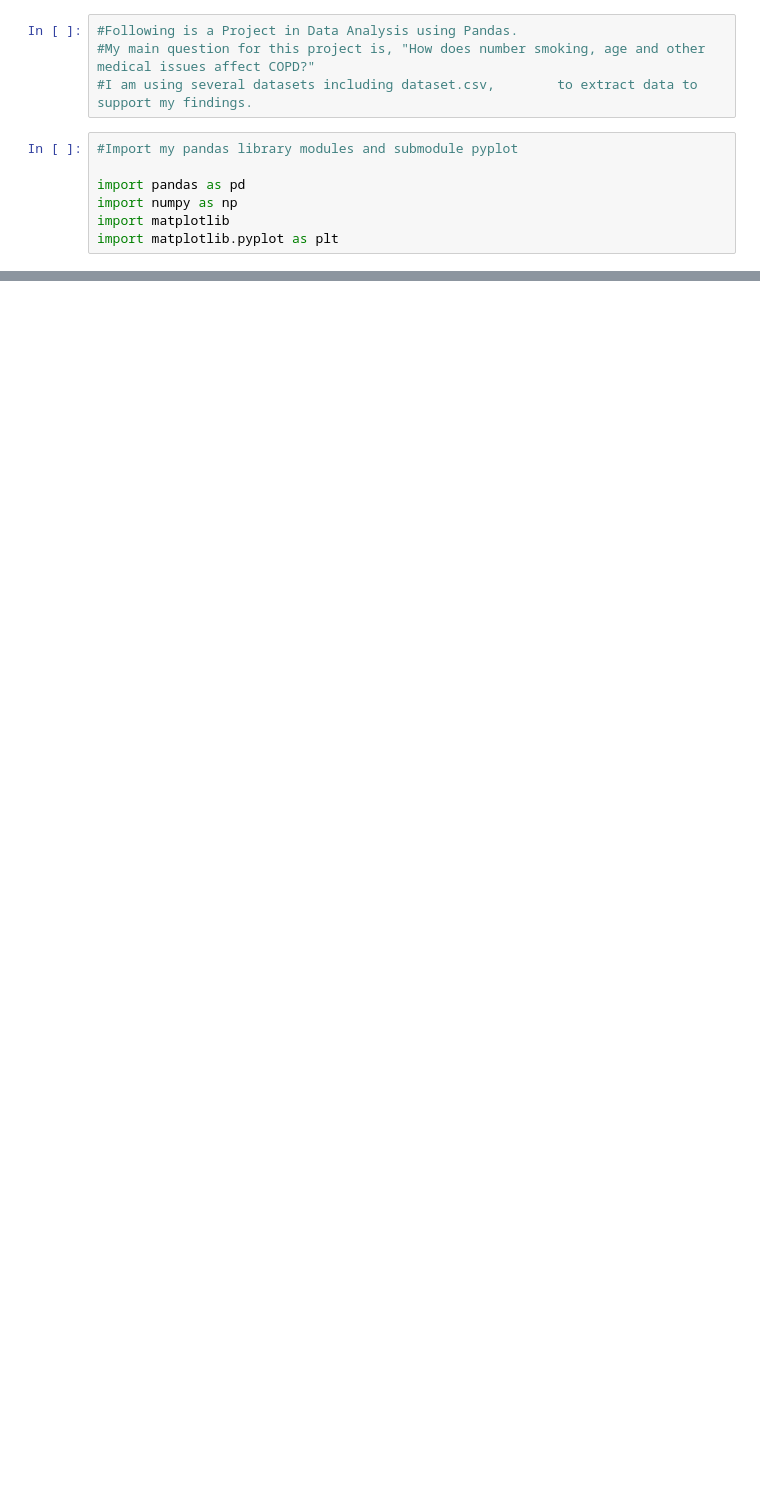
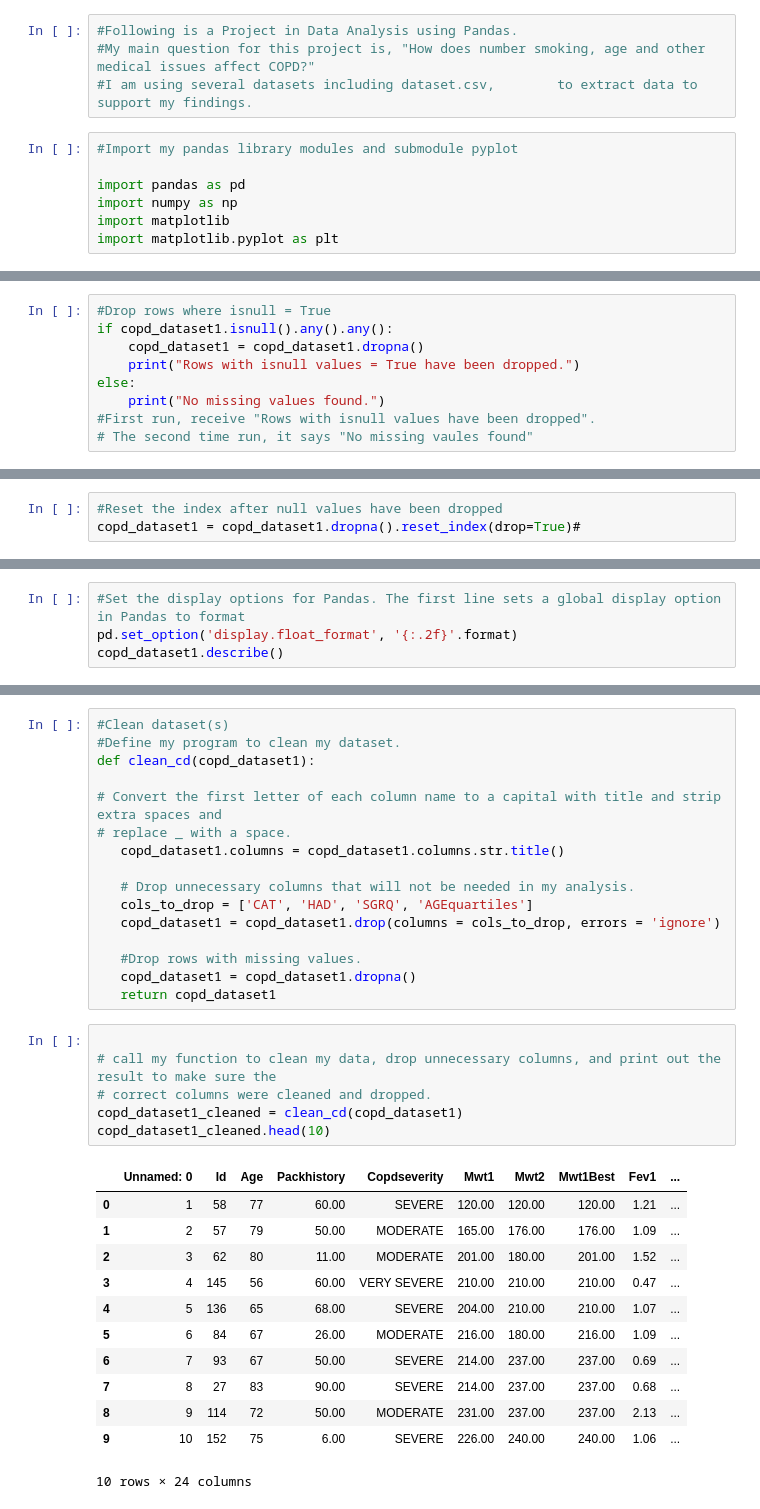
Before and after one commit to TrishS7777/Capstone_Project_2025_Patricia_Sullivan1, a Jupyter notebook: CapstoneProject2025PatriciaSullivan.ipynb, the cells around one changed output, grey strips where cells are left out. Cells and saved outputs as stored; diff of their text form; blank space fills up the shorter version.

```diff
--- a/CapstoneProject2025PatriciaSullivan.ipynb
+++ b/CapstoneProject2025PatriciaSullivan.ipynb
@@ -29,0 +83,9 @@ copd_dataset1.head(10)
+# %%
+#Drop rows where isnull = True
+if copd_dataset1.isnull().any().any():
+    copd_dataset1 = copd_dataset1.dropna()
+    print("Rows with isnull values = True have been dropped.")
+else:
+    print("No missing values found.")
+#First run, receive "Rows with isnull values have been dropped".
+# The second time run, it says "No missing vaules found"
@@ -29,0 +94,3 @@ copd_dataset1.head(10)
+# %%
+#Reset the index after null values have been dropped
+copd_dataset1 = copd_dataset1.dropna().reset_index(drop=True)#
@@ -29,0 +108,4 @@ copd_dataset1.head(10)
+# %%
+#Set the display options for Pandas. The first line sets a global display option in Pandas to format
+pd.set_option('display.float_format', '{:.2f}'.format)
+copd_dataset1.describe()
@@ -29,0 +123,35 @@ copd_dataset1.head(10)
+# %%
+#Clean dataset(s)
+#Define my program to clean my dataset.
+def clean_cd(copd_dataset1):
+
+# Convert the first letter of each column name to a capital with title and strip extra spaces and
+# replace _ with a space.
+   copd_dataset1.columns = copd_dataset1.columns.str.title()
+
+   # Drop unnecessary columns that will not be needed in my analysis.
+   cols_to_drop = ['CAT', 'HAD', 'SGRQ', 'AGEquartiles']
+   copd_dataset1 = copd_dataset1.drop(columns = cols_to_drop, errors = 'ignore')
+
+   #Drop rows with missing values.
+   copd_dataset1 = copd_dataset1.dropna()
+   return copd_dataset1
+# %%
+
+# call my function to clean my data, drop unnecessary columns, and print out the result to make sure the
+# correct columns were cleaned and dropped.
+copd_dataset1_cleaned = clean_cd(copd_dataset1)
+copd_dataset1_cleaned.head(10)
+# %% [output]
+|  | Unnamed: 0 | Id | Age | Packhistory | Copdseverity | Mwt1 | Mwt2 | Mwt1Best | Fev1 | ... |
+| 0 | 1 | 58 | 77 | 60.00 | SEVERE | 120.00 | 120.00 | 120.00 | 1.21 | ... |
+| 1 | 2 | 57 | 79 | 50.00 | MODERATE | 165.00 | 176.00 | 176.00 | 1.09 | ... |
+| 2 | 3 | 62 | 80 | 11.00 | MODERATE | 201.00 | 180.00 | 201.00 | 1.52 | ... |
+| 3 | 4 | 145 | 56 | 60.00 | VERY SEVERE | 210.00 | 210.00 | 210.00 | 0.47 | ... |
+| 4 | 5 | 136 | 65 | 68.00 | SEVERE | 204.00 | 210.00 | 210.00 | 1.07 | ... |
+| 5 | 6 | 84 | 67 | 26.00 | MODERATE | 216.00 | 180.00 | 216.00 | 1.09 | ... |
+| 6 | 7 | 93 | 67 | 50.00 | SEVERE | 214.00 | 237.00 | 237.00 | 0.69 | ... |
+| 7 | 8 | 27 | 83 | 90.00 | SEVERE | 214.00 | 237.00 | 237.00 | 0.68 | ... |
+| 8 | 9 | 114 | 72 | 50.00 | MODERATE | 231.00 | 237.00 | 237.00 | 2.13 | ... |
+| 9 | 10 | 152 | 75 | 6.00 | SEVERE | 226.00 | 240.00 | 240.00 | 1.06 | ... |
+10 rows × 24 columns
```
Also changed, not shown: parts of 11 cells of this notebook.
